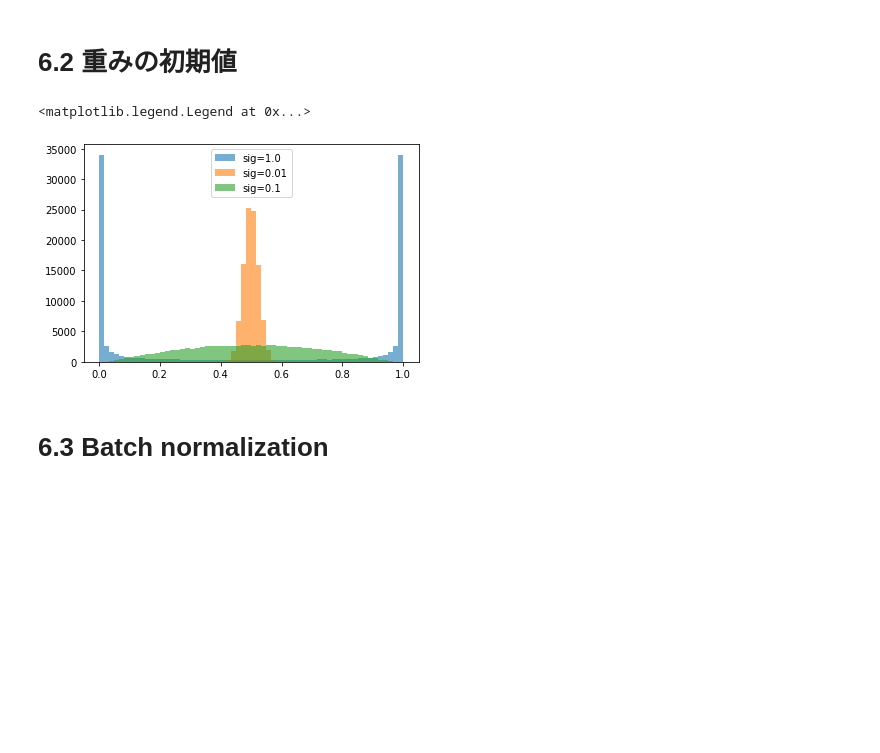
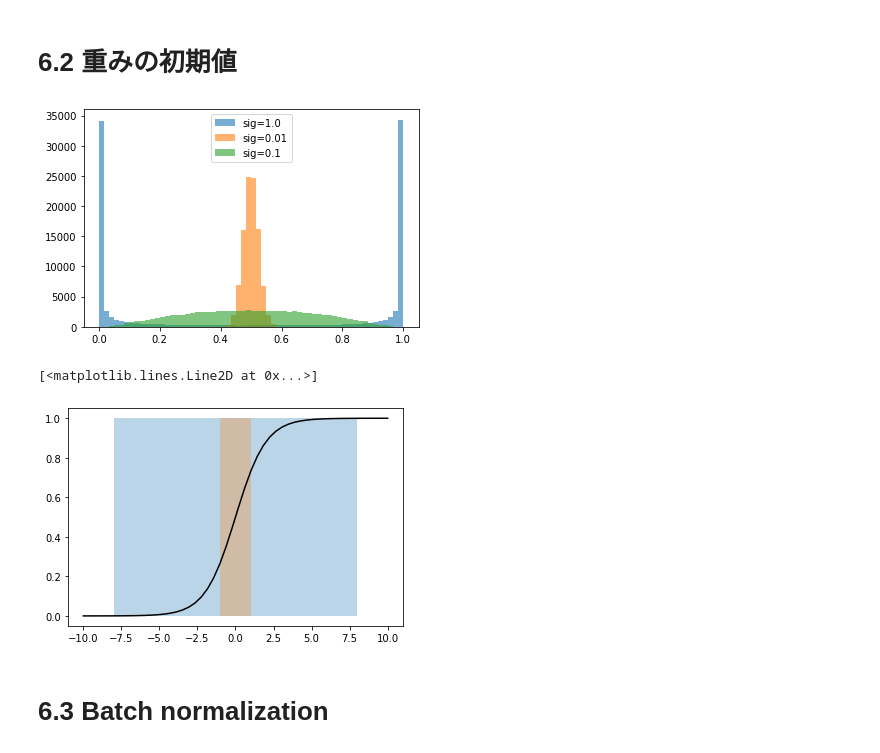
Before and after one commit to reim2zk/deep-learning-from-scratch, a Jupyter notebook: src/chapter6.ipynb, the cells around one changed output. Saved outputs shown, nothing was run; the diff lists cells and outputs as text; code cells hidden in the pictures; blank space fills up the shorter version.

```diff
--- a/src/chapter6.ipynb
+++ b/src/chapter6.ipynb
@@ -128,12 +128,20 @@ def calc_activations(sig_w, node_num):
 # %%
 node_num = 100
 for sig_w in [1.0, 0.01, 1/np.sqrt(node_num)]:
     a = calc_activations(sig_w, node_num)[0]
     plt.hist(a.flatten(), 60, range=(0, 1), alpha=0.6, label="sig={}".format(sig_w))
 plt.legend()
+plt.show()
+
+xs = np.linspace(-10, 10)
+plt.fill_betweenx([0, 1], -8, 8, alpha=0.3)
+plt.fill_betweenx([0, 1], -1, 1, alpha=0.3)
+ys = sigmoid(xs)
+plt.plot(xs, ys, "k")
 # %% [output]
+[figure]
-<matplotlib.legend.Legend at 0x...>
+[<matplotlib.lines.Line2D at 0x...>]
-[figure]
+[figure, added]
 # %% [markdown]
 # 6.3 Batch normalization
 # %%
```
Also changed, not shown: parts of 2 cells of this notebook.
